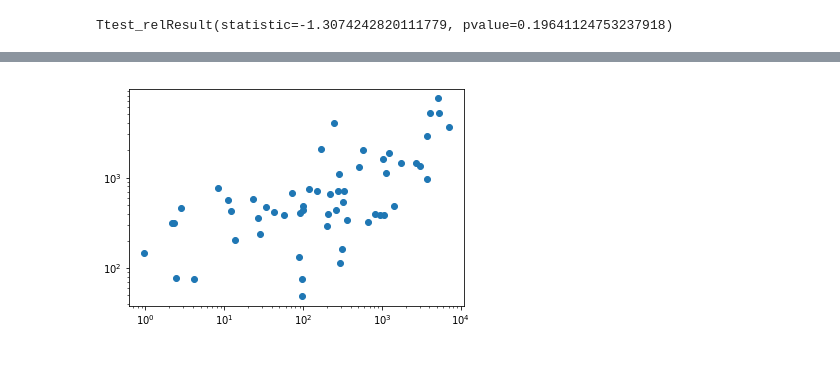
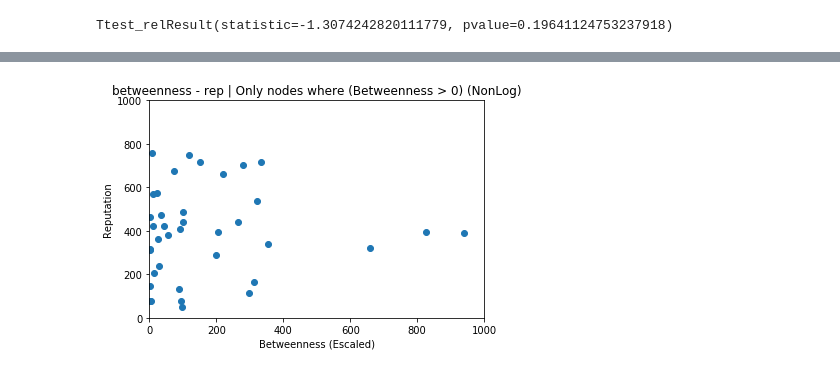
Before and after one commit to Jean-Low/StackERedes, a Jupyter notebook: Projeto.ipynb, the cells around one changed output, grey strips where cells are left out. Cells and saved outputs as stored; diff of their text form; code cells hidden in the pictures.

```diff
--- a/Projeto.ipynb
+++ b/Projeto.ipynb
@@ -378,10 +423,13 @@ Ttest_relResult(statistic=-1.3074242820111779, pvalue=0.19641124753237918)
 # %%
-
-#plt.axis([0,1000,0,1000])
+#See how there are none of those nodes clustered at the left wall now
+plt.axis([0,1000,0,1000])
 ax = plt.gca()
 ax.scatter([x * 100000 for x in btwnodes],repforbtwnodes)
-ax.set_yscale('log')
-ax.set_xscale('log')
+#ax.set_yscale('log')
+#ax.set_xscale('log')
+plt.title("betweenness - rep | Only nodes where (Betweenness > 0) (NonLog)")
+plt.xlabel("Betweenness (Escaled)")
+plt.ylabel("Reputation")
 plt.show()
 # %% [output]
-[figure, old version]
+[figure, new version]
```
Also changed, not shown: parts of 14 cells of this notebook.
